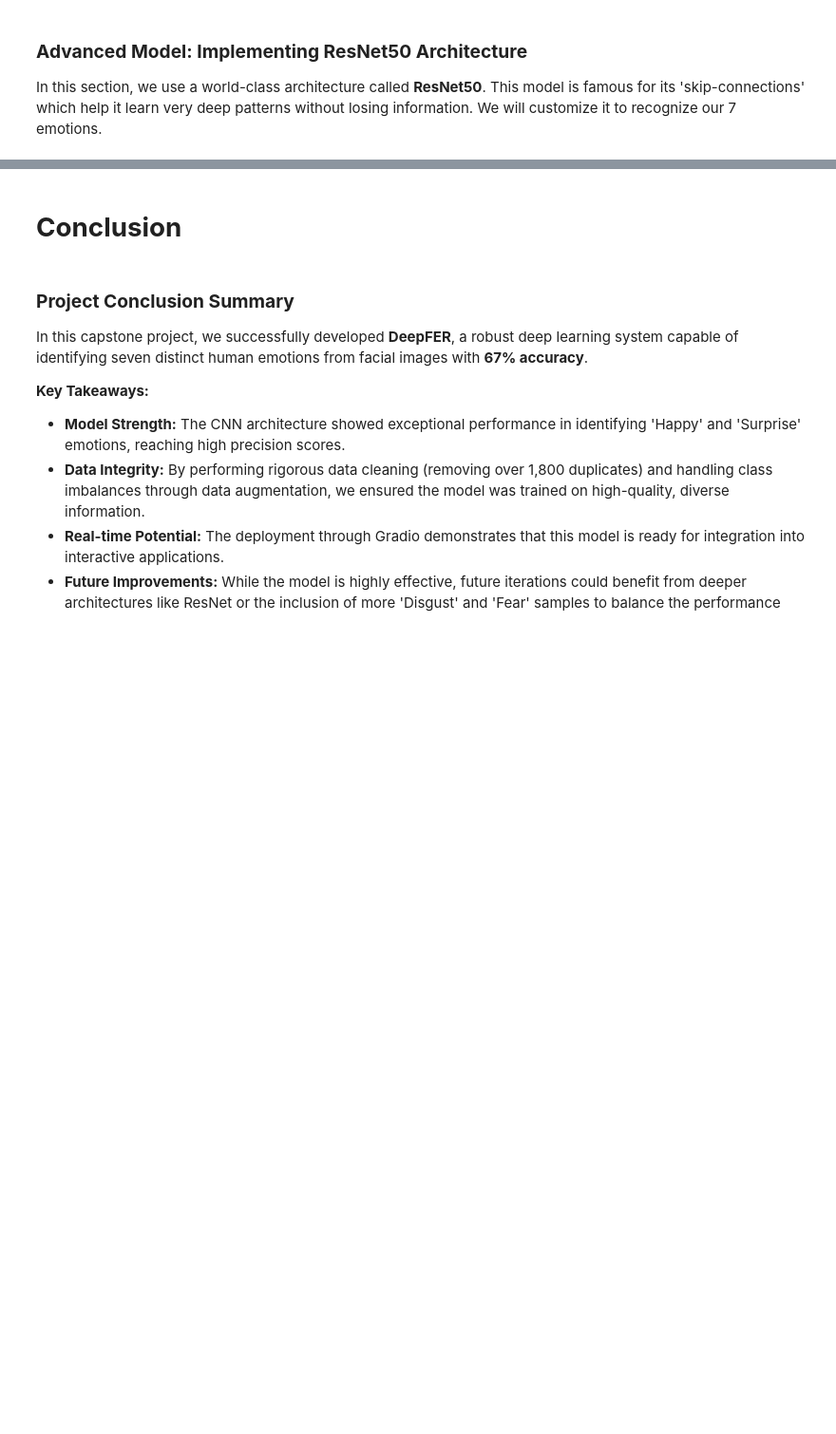
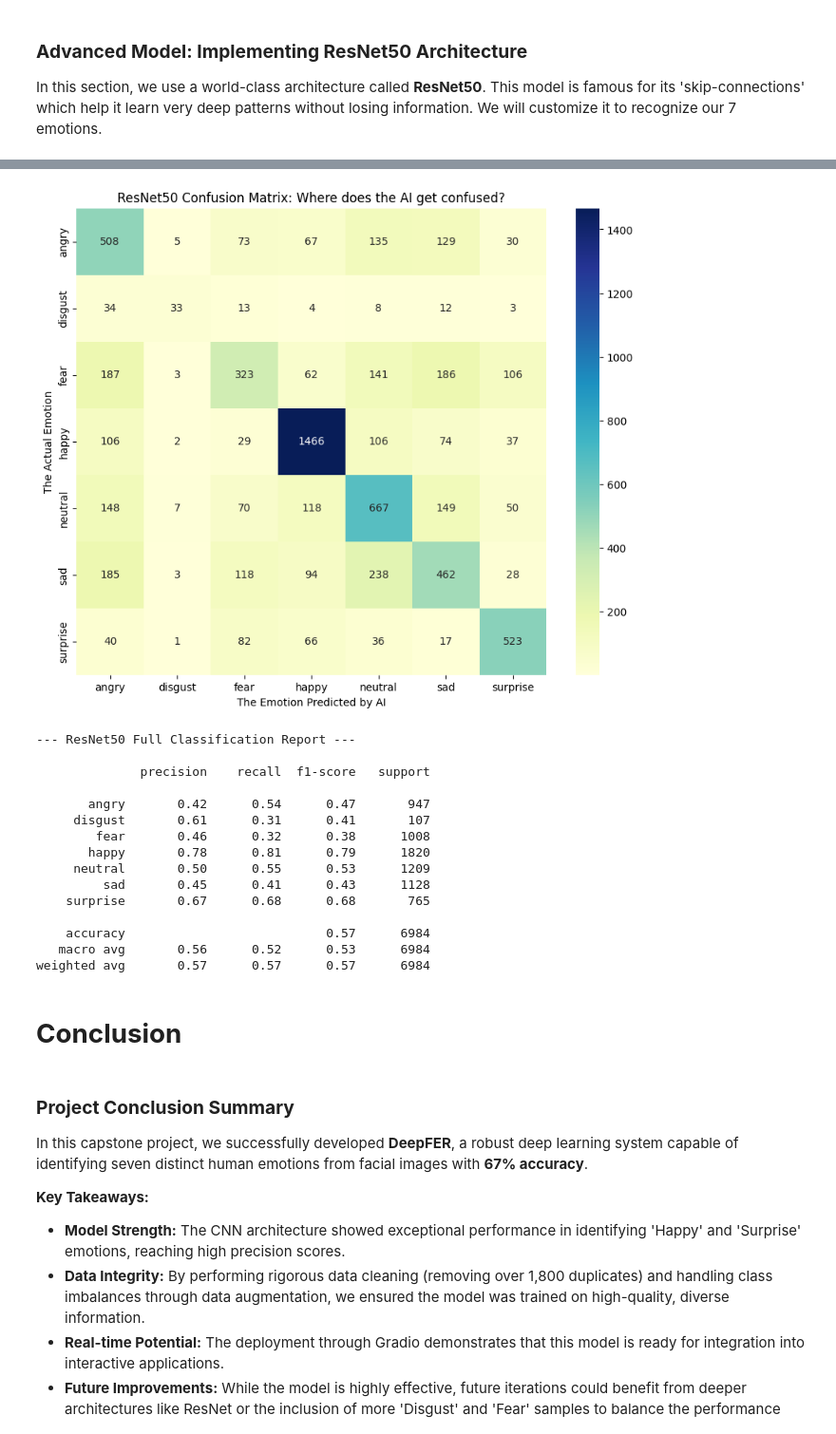
Before and after one commit to amol004/DeepFER-Facial-Emotion-Recognition-Using-Deep-Learning, a Jupyter notebook: DeepFER_Facial_Emotion_Recognition_Using_Deep_Learning.ipynb, the cells around one changed output, grey strips where cells are left out. Shown at 95% size. Cells and saved outputs as stored; diff of their text form; code cells hidden in the pictures; blank space fills up the shorter version.

```diff
--- a/DeepFER_Facial_Emotion_Recognition_Using_Deep_Learning.ipynb
+++ b/DeepFER_Facial_Emotion_Recognition_Using_Deep_Learning.ipynb
@@ -1217,0 +1251,43 @@ Epoch 50: val_accuracy did not improve from 0.61627
+# %%
+# --- Import tools for calculating and visualizing results ---
+from sklearn.metrics import confusion_matrix, classification_report
+import seaborn as sns
+import numpy as np
+
+# --- 1. Let the model look at the test images and make guesses ---
+# We reset the stream so it starts at image #1
+test_batch_stream.reset()
+resnet_raw_predictions = resnet_emotion_ai.predict(test_batch_stream)
+
+# --- 2. Pick the emotion with the highest probability for each image ---
+# argmax picks the index (0-6) of the highest number in the output
+resnet_chosen_classes = np.argmax(resnet_raw_predictions, axis=1)
+
+# --- 3. Gather the actual true labels to compare against ---
+actual_emotion_labels = test_batch_stream.classes
+category_names = list(test_batch_stream.class_indices.keys())
+
+# --- 4. Build the Confusion Matrix ---
+# This counts how many times the model was right vs wrong for every category
+resnet_matrix = confusion_matrix(actual_emotion_labels, resnet_chosen_classes)
+
+# --- 5. Draw the Heatmap ---
+plt.figure(figsize=(10, 8))
+sns.heatmap(
+    resnet_matrix,
+    annot=True,          # Put the numbers inside the squares
+    fmt='d',             # Use plain integers
+    cmap='YlGnBu',       # Use a nice Green-Blue color theme
+    xticklabels=category_names,
+    yticklabels=category_names
+)
+plt.title('ResNet50 Confusion Matrix: Where does the AI get confused?')
+plt.ylabel('The Actual Emotion')
+plt.xlabel('The Emotion Predicted by AI')
+plt.show()
+
+# --- 6. Print the Final Report ---
+# This shows Precision, Recall, and F1-Score for each category
+print('\n--- ResNet50 Full Classification Report ---\n')
+print(classification_report(actual_emotion_labels, resnet_chosen_classes, target_names=category_names))
+# %% [output]
@@ -1218,3 +1295,19 @@ Epoch 50: val_accuracy did not improve from 0.61627
+[figure, added]
+--- ResNet50 Full Classification Report ---
+
+              precision    recall  f1-score   support
+
+       angry       0.42      0.54      0.47       947
+     disgust       0.61      0.31      0.41       107
+        fear       0.46      0.32      0.38      1008
+       happy       0.78      0.81      0.79      1820
+     neutral       0.50      0.55      0.53      1209
+         sad       0.45      0.41      0.43      1128
+    surprise       0.67      0.68      0.68       765
+
+    accuracy                           0.57      6984
+   macro avg       0.56      0.52      0.53      6984
+weighted avg       0.57      0.57      0.57      6984
 # %% [markdown]
 # **Conclusion**
 # %% [markdown]
```
Also changed, not shown: parts of 13 cells of this notebook.
